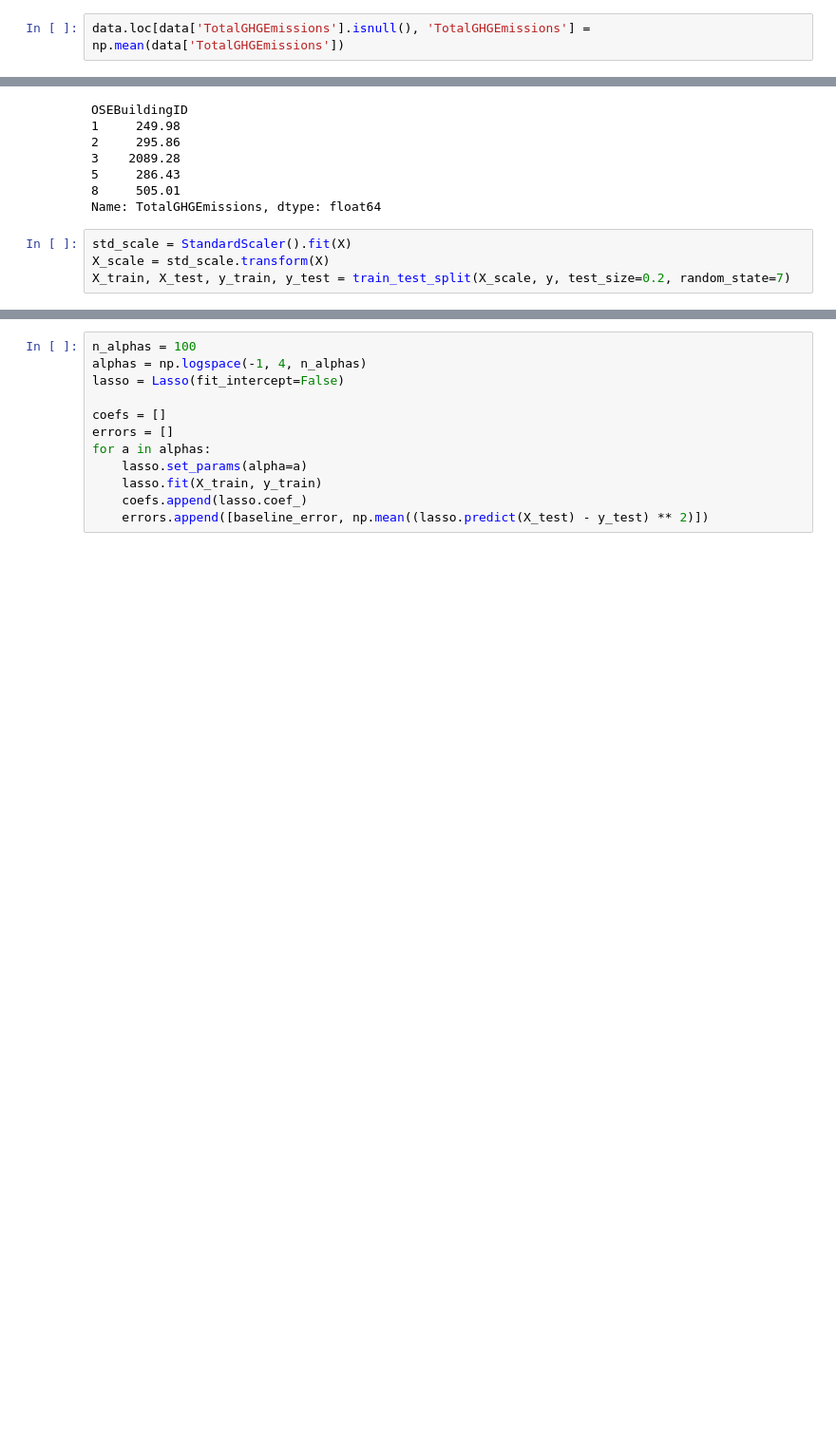
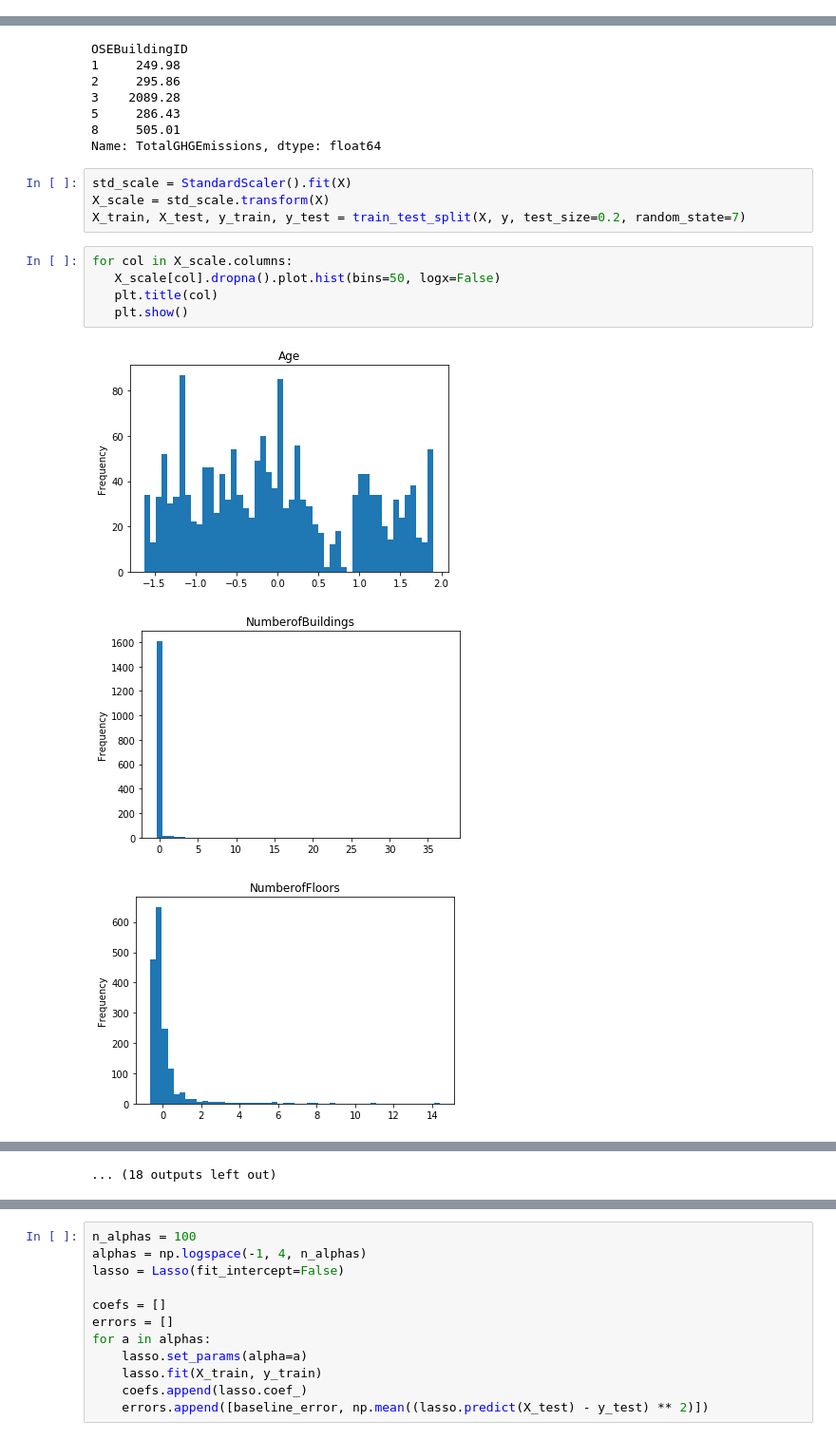
Before and after one commit to ThomasMeb/Anticiper_besoins_des_batiments, a Jupyter notebook: EmissionsCO2.ipynb, the cells around one changed output, grey strips where cells are left out. Shown at 95% size. Drawn from its saved outputs; the diff is of its cells as text; blank space fills up the shorter version.

```diff
--- a/EmissionsCO2.ipynb
+++ b/EmissionsCO2.ipynb
@@ -44,3 +37 @@ data.loc[data['SourceEUI(kBtu/sf)'].isnull()]
-# %%
-data.loc[data['TotalGHGEmissions'].isnull(), 'TotalGHGEmissions'] = np.mean(data['TotalGHGEmissions'])
 # %%
@@ -91,4 +80,13 @@ Name: TotalGHGEmissions, dtype: float64
 # %%
 std_scale = StandardScaler().fit(X)
 X_scale = std_scale.transform(X)
-X_train, X_test, y_train, y_test = train_test_split(X_scale, y, test_size=0.2, random_state=7)
+X_train, X_test, y_train, y_test = train_test_split(X, y, test_size=0.2, random_state=7)
+# %%
+for col in X_scale.columns:
+   X_scale[col].dropna().plot.hist(bins=50, logx=False)
+   plt.title(col)
+   plt.show()
+# %% [output]
+[figure, added]
+[figure, added]
+[figure, added]
@@ -95 +102,2 @@ X_train, X_test, y_train, y_test = train_test_split(X_scale, y, test_size=0.2, r
+... (18 outputs left out)
 # %%
```
Also changed, not shown: parts of 62 cells of this notebook, 3 other files.
